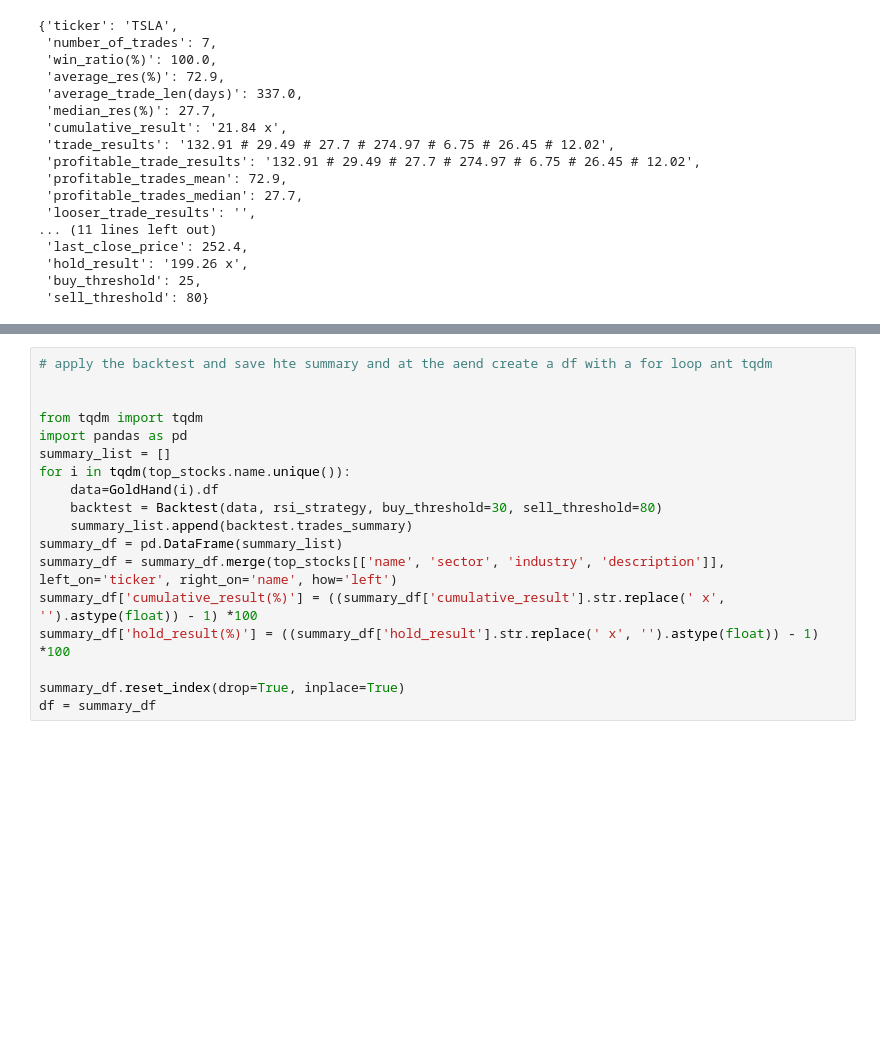
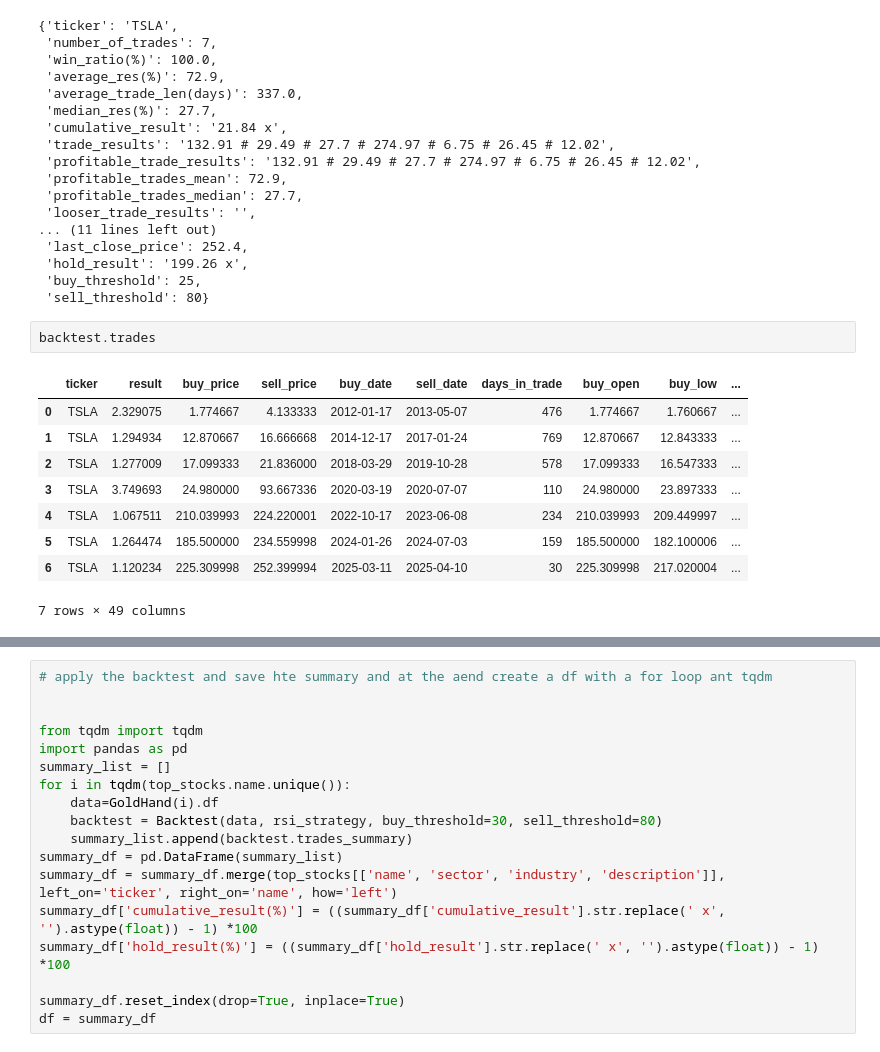
Before and after one commit to misrori/trading_strategy, a Jupyter notebook: rsi_base_strategy_stock_tester.ipynb, the cells around one changed output, grey strips where cells are left out. Cells and saved outputs as stored; diff of their text form; blank space fills up the shorter version.

```diff
--- a/rsi_base_strategy_stock_tester.ipynb
+++ b/rsi_base_strategy_stock_tester.ipynb
@@ -163,3 +163,15 @@ backtest.trades_summary
  'hold_result': '199.26 x',
  'buy_threshold': 25,
  'sell_threshold': 80}
+# %%
+backtest.trades
+# %% [output]
+|  | ticker | result | buy_price | sell_price | buy_date | sell_date | days_in_trade | buy_open | buy_low | ... |
+| 0 | TSLA | 2.329075 | 1.774667 | 4.133333 | 2012-01-17 | 2013-05-07 | 476 | 1.774667 | 1.760667 | ... |
+| 1 | TSLA | 1.294934 | 12.870667 | 16.666668 | 2014-12-17 | 2017-01-24 | 769 | 12.870667 | 12.843333 | ... |
+| 2 | TSLA | 1.277009 | 17.099333 | 21.836000 | 2018-03-29 | 2019-10-28 | 578 | 17.099333 | 16.547333 | ... |
+| 3 | TSLA | 3.749693 | 24.980000 | 93.667336 | 2020-03-19 | 2020-07-07 | 110 | 24.980000 | 23.897333 | ... |
+| 4 | TSLA | 1.067511 | 210.039993 | 224.220001 | 2022-10-17 | 2023-06-08 | 234 | 210.039993 | 209.449997 | ... |
+| 5 | TSLA | 1.264474 | 185.500000 | 234.559998 | 2024-01-26 | 2024-07-03 | 159 | 185.500000 | 182.100006 | ... |
+| 6 | TSLA | 1.120234 | 225.309998 | 252.399994 | 2025-03-11 | 2025-04-10 | 30 | 225.309998 | 217.020004 | ... |
+7 rows × 49 columns
```
Also changed, not shown: parts of 1 cell of this notebook.
